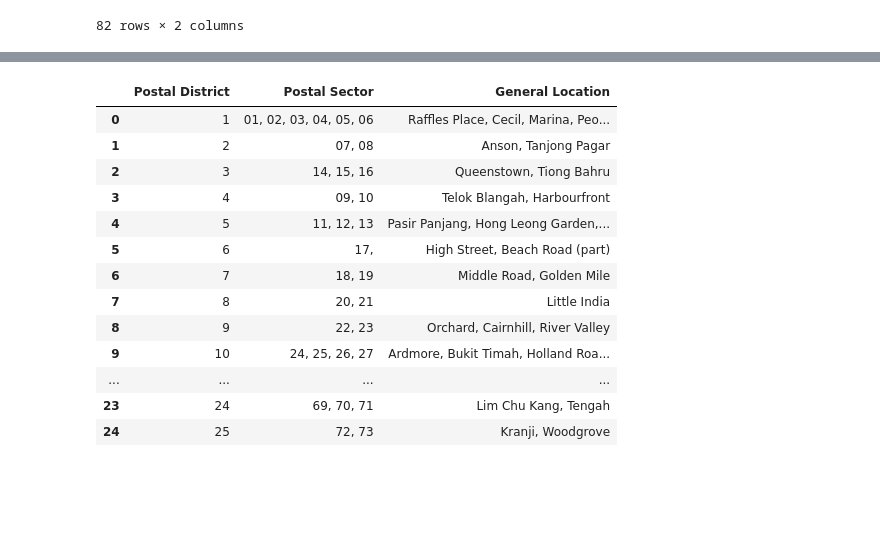
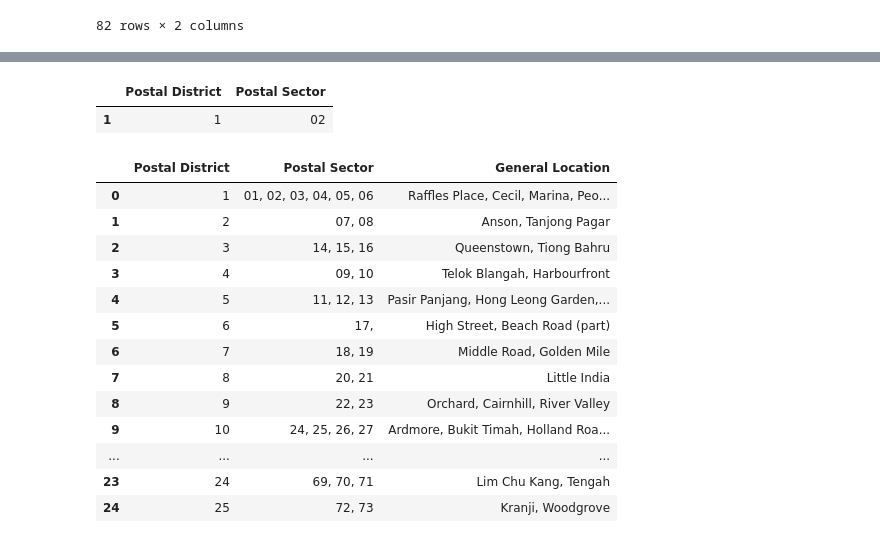
Before and after one commit to ivankqw/housing-mlops, a Jupyter notebook: source/airflow/dags/test.ipynb, the cells around one changed output, grey strips where cells are left out. Saved outputs shown, nothing was run; the diff lists cells and outputs as text; code cells hidden in the pictures; blank space fills up the shorter version.

```diff
--- a/source/airflow/dags/test.ipynb
+++ b/source/airflow/dags/test.ipynb
@@ -3,20 +3,18 @@ import pandas as pd
 from cfg import DATA_PATH, ADDRESSES_CSV, ONEMAP_API_URL
 # %%
 def transform_districts(districts: pd.DataFrame):
-    # iterate through each row of districts df
-
-    # create new dataframe with 2 columns (postal district, postal sector)
-    new_dataframe = pd.DataFrame(columns=["Postal District", "Postal Sector"])
+    # Iterate through each row of districts df
+    new_data = []
 
     for index, row in districts.iterrows():
-        postal_sector = row["Postal Sector"]
-        # remove whitespace and split
-        postal_sectors = postal_sector.strip().split(",")
+        postal_sector = (row["Postal Sector"])
+        # Remove whitespace from entire string and split
+        postal_sectors = postal_sector.replace(" ", "").split(",")
 
         for ps in postal_sectors:
-            new_dataframe = new_dataframe.append({"Postal District": row["Postal District"], "Postal Sector": ps}, ignore_index=True)
+            new_data.append({"Postal District": str(row["Postal District"]), "Postal Sector": str(ps)})
 
-    return new_dataframe
+    return pd.DataFrame(new_data, columns=["Postal District", "Postal Sector"])
 # %%
 transform_districts(districts)
 # %% [output]
@@ -35,0 +62,2 @@ transform_districts(districts)
+# %%
+districts_transformed = transform_districts(districts)
@@ -36,3 +76,8 @@ transform_districts(districts)
+# %%
+districts_transformed[districts_transformed["Postal Sector"] == " 02"]
+# %% [output]
+|  | Postal District | Postal Sector |
+| 1 | 1 | 02 |
 # %%
 pd.read_excel("C:/Users/valen/Documents/GitHub/bt4301/source/airflow/dags/data/districts.xlsx")
 # %% [output]
```
Also changed, not shown: parts of 3 cells of this notebook, 1 other file.
